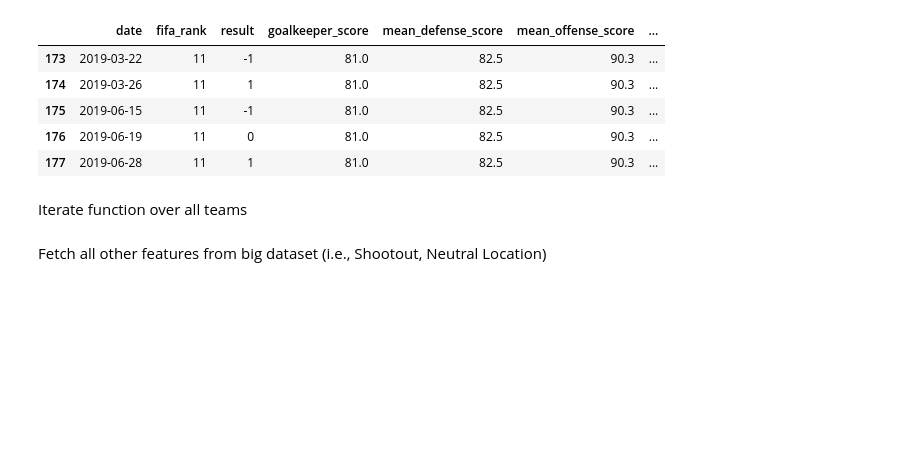
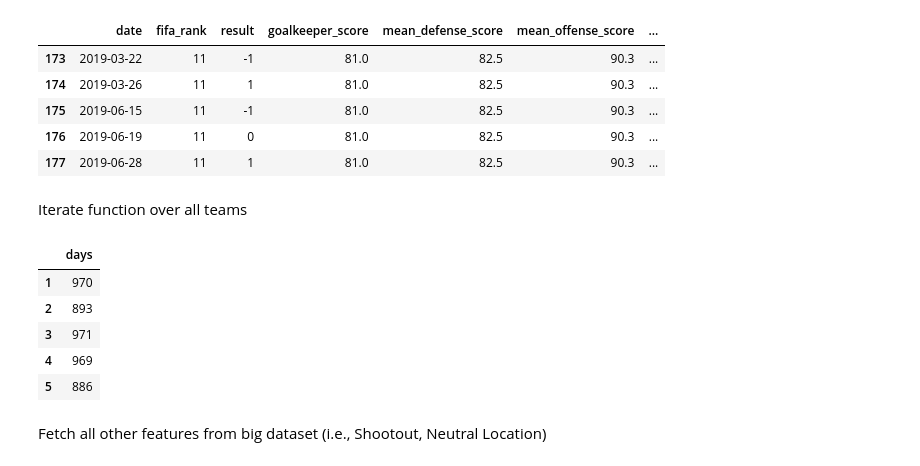
Before and after one commit to rasensiod/ML_Qatar22, a Jupyter notebook: Team3/MLProject_vT3.ipynb, the cells around one changed output. Drawn from its saved outputs; the diff is of its cells as text; code cells hidden in the pictures; blank space fills up the shorter version.

```diff
--- a/Team3/MLProject_vT3.ipynb
+++ b/Team3/MLProject_vT3.ipynb
@@ -1436,22 +1429,36 @@ Iterate function over all teams
 # %%
 ref_date = dt.date(2019, 1, 1)
 
 score_diff_all_teams = np.array(['fifa_rank','goalkeeper_score','mean_defense_score','mean_offense_score','mean_midfield_score'])
 date_diff_all_teams = np.array(['date'])
 
 ind = np.argwhere(countries_22=='Qatar')
 countries_22_clean = np.delete(countries_22, ind)
 
 pd.options.mode.chained_assignment = None  # default='warn', avoids annoing warnings
 
 for i in countries_22_clean:
 
     # print(i)
     score_diff_s, date_diff_num_s = team_score_derivative(i, ref_date)
     # print(score_diff_s, date_diff_num_s)
     # print(score_diff_s.shape)
     score_diff_all_teams = np.vstack([score_diff_all_teams,  score_diff_s])
     date_diff_all_teams = np.vstack([date_diff_all_teams, date_diff_num_s])
+
+date_diff_all_teams_df = pd.DataFrame(date_diff_all_teams, columns=['deltas'])
+date_diff_all_teams_df = date_diff_all_teams_df.iloc[1: , :]
+
+date_diff_all_teams_df['days'] = (date_diff_all_teams_df['deltas'] / np.timedelta64(1, 'D')).astype(int)
+date_diff_all_teams_df = date_diff_all_teams_df.drop(columns=['deltas'])
+date_diff_all_teams_df.head()
+# %% [output]
+|  | days |
+| 1 | 970 |
+| 2 | 893 |
+| 3 | 971 |
+| 4 | 969 |
+| 5 | 886 |
 # %%
 pred_data = pred_data.assign(home_team_fifa_rank=np.zeros(48, dtype=int))
 pred_data = pred_data.assign(away_team_fifa_rank=np.zeros(48, dtype=int))
```
Also changed, not shown: parts of 10 cells of this notebook.
